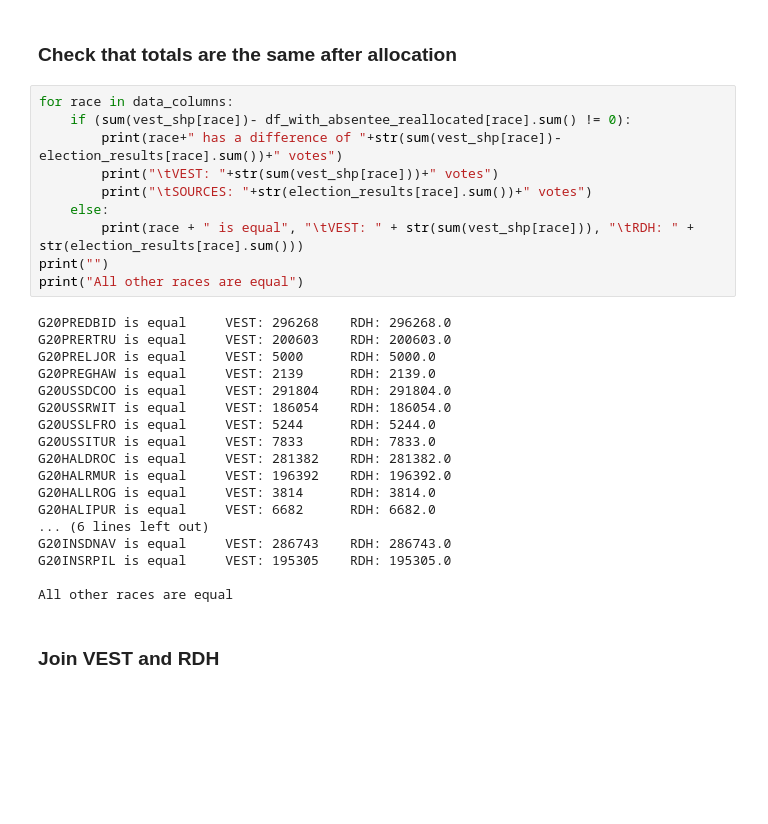
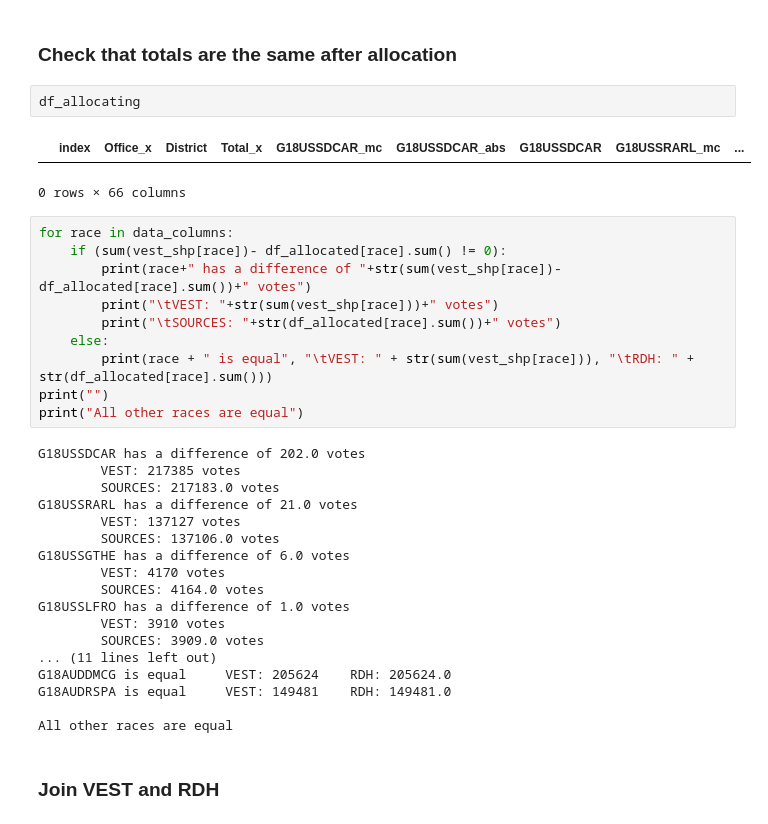
Before and after one commit to nonpartisan-redistricting-datahub/pdv-de, a Jupyter notebook: vest-de-2018/vest-de-2018-validation.ipynb, the cells around one changed output. Drawn from its saved outputs; the diff is of its cells as text; blank space fills up the shorter version.

```diff
--- a/vest-de-2018/vest-de-2018-validation.ipynb
+++ b/vest-de-2018/vest-de-2018-validation.ipynb
@@ -423,32 +572,37 @@ df_with_absentee_reallocated = df_with_absentee_reallocated[list(election_result
 df_with_absentee_reallocated.drop(["_merge"],axis=1,inplace=True)
 # %% [markdown]
 ### Check that totals are the same after allocation
+# %%
+df_allocating
+# %% [output]
+|  | index | Office_x | District | Total_x | G18USSDCAR_mc | G18USSDCAR_abs | G18USSDCAR | G18USSRARL_mc | ... |
+0 rows × 66 columns
 # %%
 for race in data_columns:
-    if (sum(vest_shp[race])- df_with_absentee_reallocated[race].sum() != 0):
-        print(race+" has a difference of "+str(sum(vest_shp[race])-election_results[race].sum())+" votes")
+    if (sum(vest_shp[race])- df_allocated[race].sum() != 0):
+        print(race+" has a difference of "+str(sum(vest_shp[race])-df_allocated[race].sum())+" votes")
         print("\tVEST: "+str(sum(vest_shp[race]))+" votes")
-        print("\tSOURCES: "+str(election_results[race].sum())+" votes")
+        print("\tSOURCES: "+str(df_allocated[race].sum())+" votes")
     else:
-        print(race + " is equal", "\tVEST: " + str(sum(vest_shp[race])), "\tRDH: " + str(election_results[race].sum()))
+        print(race + " is equal", "\tVEST: " + str(sum(vest_shp[race])), "\tRDH: " + str(df_allocated[race].sum()))
 print("")
 print("All other races are equal")
 # %% [output]
-G20PREDBID is equal     VEST: 296268    RDH: 296268.0
-G20PRERTRU is equal     VEST: 200603    RDH: 200603.0
-G20PRELJOR is equal     VEST: 5000      RDH: 5000.0
-G20PREGHAW is equal     VEST: 2139      RDH: 2139.0
-G20USSDCOO is equal     VEST: 291804    RDH: 291804.0
-G20USSRWIT is equal     VEST: 186054    RDH: 186054.0
-G20USSLFRO is equal     VEST: 5244      RDH: 5244.0
-G20USSITUR is equal     VEST: 7833      RDH: 7833.0
-G20HALDROC is equal     VEST: 281382    RDH: 281382.0
-G20HALRMUR is equal     VEST: 196392    RDH: 196392.0
-G20HALLROG is equal     VEST: 3814      RDH: 3814.0
-G20HALIPUR is equal     VEST: 6682      RDH: 6682.0
-... (6 lines left out)
-G20INSDNAV is equal     VEST: 286743    RDH: 286743.0
-G20INSRPIL is equal     VEST: 195305    RDH: 195305.0
+G18USSDCAR has a difference of 202.0 votes
+        VEST: 217385 votes
+        SOURCES: 217183.0 votes
+G18USSRARL has a difference of 21.0 votes
+        VEST: 137127 votes
+        SOURCES: 137106.0 votes
+G18USSGTHE has a difference of 6.0 votes
+        VEST: 4170 votes
+        SOURCES: 4164.0 votes
+G18USSLFRO has a difference of 1.0 votes
+        VEST: 3910 votes
+        SOURCES: 3909.0 votes
+... (11 lines left out)
+G18AUDDMCG is equal     VEST: 205624    RDH: 205624.0
+G18AUDRSPA is equal     VEST: 149481    RDH: 149481.0
 
 All other races are equal
 # %% [markdown]
```
Also changed, not shown: parts of 13 cells of this notebook.
